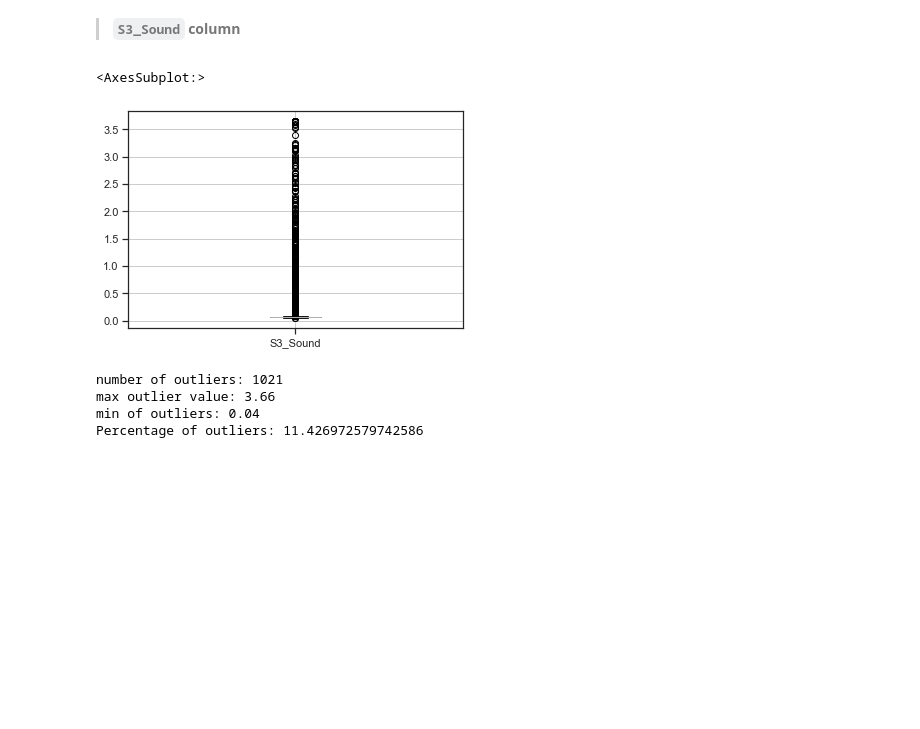
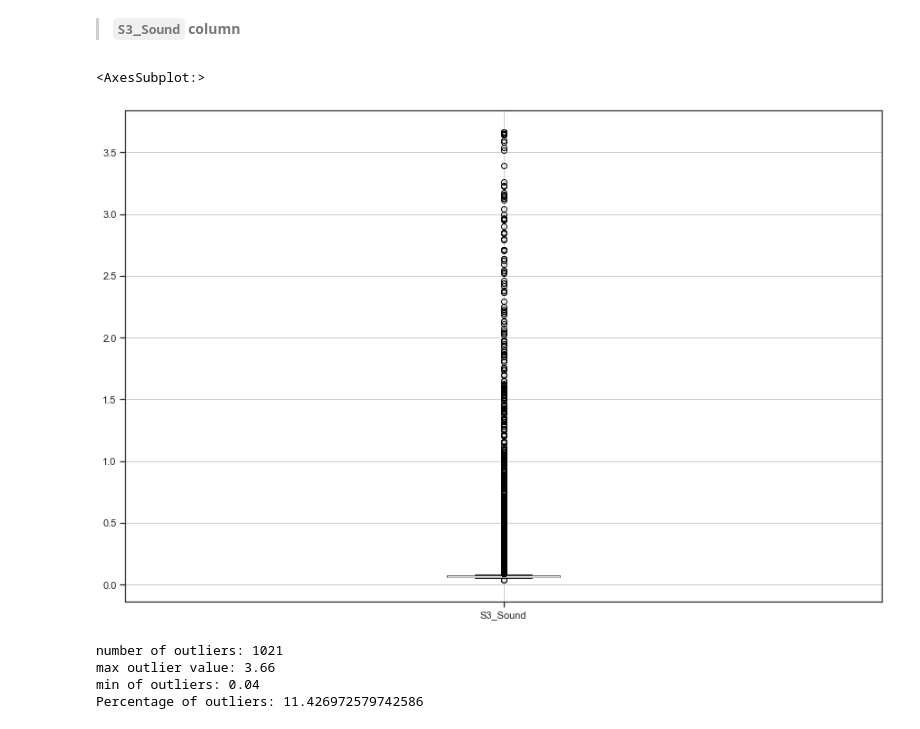
Before and after one commit to ChauHuynh1/Room-Occupancy-Estimation, a Jupyter notebook: EEET2485_GroupProject.ipynb, the cells around one changed output. Cells and saved outputs as stored; diff of their text form; code cells hidden in the pictures; blank space fills up the shorter version.

```diff
--- a/EEET2485_GroupProject.ipynb
+++ b/EEET2485_GroupProject.ipynb
@@ -839,10 +850,11 @@ df.loc[(df['S2_Sound'] > outliers.min()) & (df['S2_Sound'] < outliers.max()) & d
 # %% [markdown]
 > **`S3_Sound` column**
 # %%
+plt.figure(figsize= (15,10))
 df.boxplot(column= "S3_Sound")
 # %% [output]
 <AxesSubplot:>
-[figure, old version]
+[figure, new version]
 # %%
 outliers, upper, lower = detect_outliers_IQR(df['S3_Sound'])
 
```
Also changed, not shown: parts of 26 cells of this notebook.
